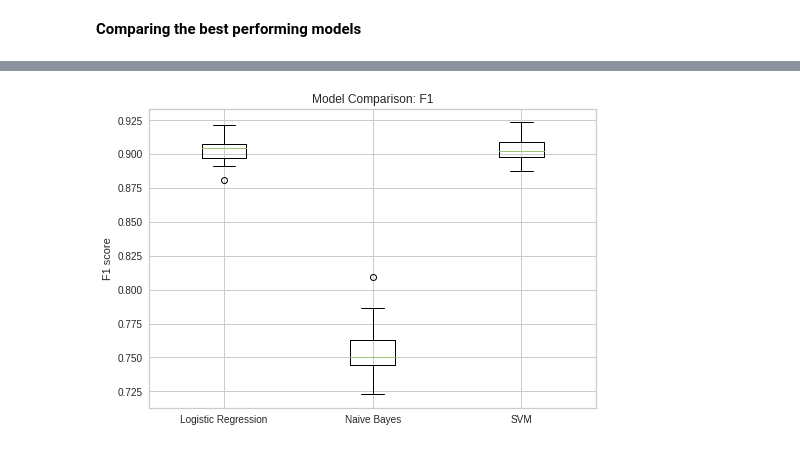
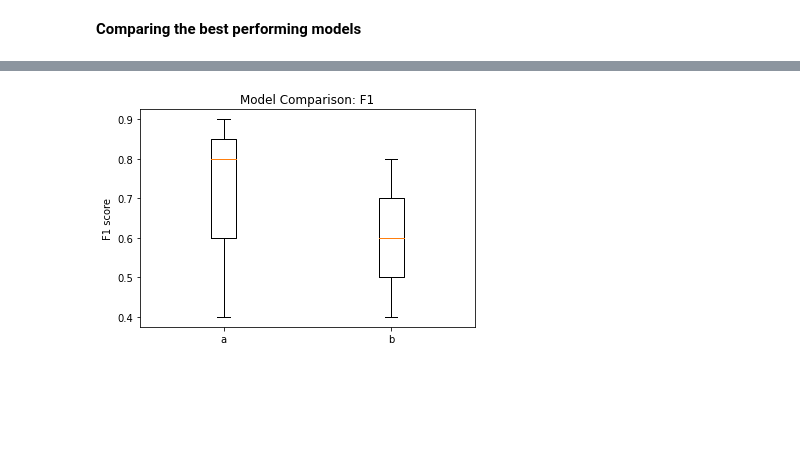
Before and after one commit to OskarKrafft/Machine-Learning-Project, a Jupyter notebook: 02_Models.ipynb, the cells around one changed output, grey strips where cells are left out. Drawn from its saved outputs; the diff is of its cells as text; code cells hidden in the pictures; blank space fills up the shorter version.

```diff
--- a/02_Models.ipynb
+++ b/02_Models.ipynb
@@ -445,12 +345,17 @@ SVM: 0.903295 (0.008587)
 # %%
 # Plot the model performance as boxplot
 # TBD: Have MCC in the same boxplot, make nicer
+
+x1 = [0.9, 0.8, 0.4]
+x2 = [0.8, 0.4, 0.6]
+names = ["a", "b", "c"]
+
 fig = plt.figure()
 ax = fig.add_subplot(111)
-plt.boxplot(results)
+plt.boxplot([x1, x2])
 ax.set_title("Model Comparison: F1")
 ax.set_xticklabels(names)
 ax.set_ylabel("F1 score")
 plt.show()
 # %% [output]
-[figure, old version]
+[figure, new version]
```
Also changed, not shown: parts of 24 cells of this notebook.
